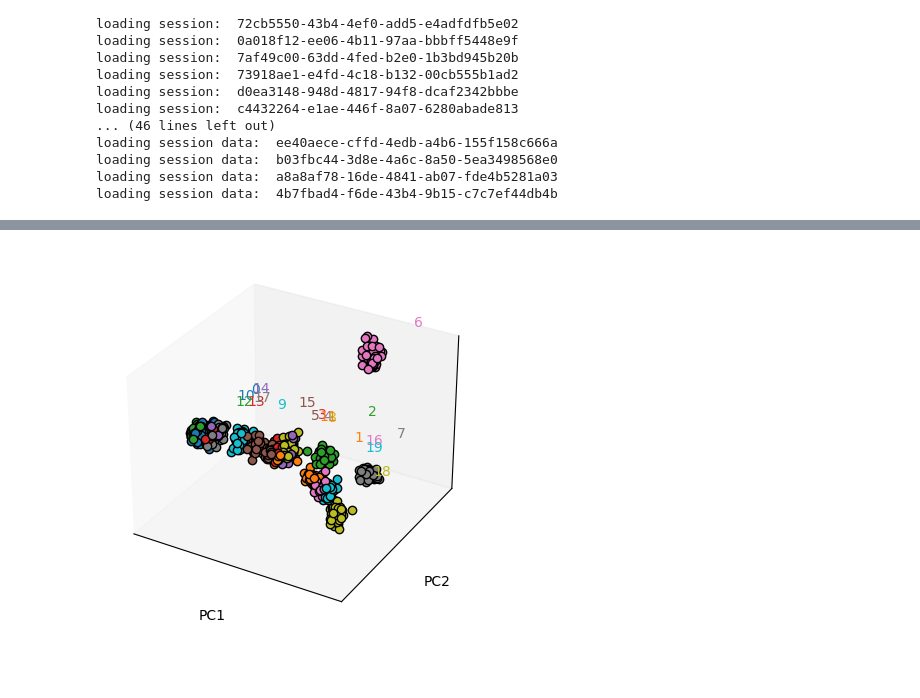
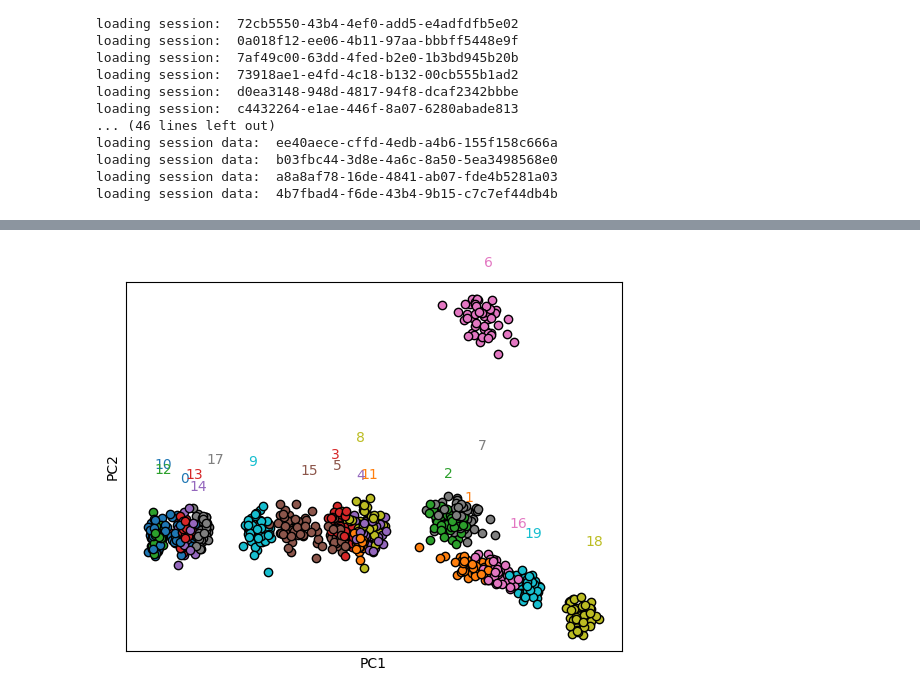
Before and after one commit to jmourabarbosa/shapemetrics_journalpaper, a Jupyter notebook: ibl_analyses/notebooks/shape_metrics.ipynb, the cells around one changed output, grey strips where cells are left out. Drawn from its saved outputs; the diff is of its cells as text; code cells hidden in the pictures; blank space fills up the shorter version.

```diff
--- a/ibl_analyses/notebooks/shape_metrics.ipynb
+++ b/ibl_analyses/notebooks/shape_metrics.ipynb
@@ -170,0 +214,29 @@ def get_kneigh_decreasing(dist_neural,cs,S=10,W=3):
+# %%
+ys_ = ys.copy()
+
+n_cond = ys[0].shape[1]
+N = ys[0].shape[2]
+
+epsi = 0.01
+d = []
+
+for i in range(len(ys_)):
+    cov_i = np.array([np.cov(ys_[i][:,c,:].T) + epsi * np.eye(N)
+                        for c in range(n_cond)])
+
+    for j in range(len(ys_)):
+        cov_j = np.array([np.cov(ys_[j][:,c,:].T) + epsi * np.eye(N)
+                        for c in range(n_cond)])
+
+        d.append([[ys_[i].mean(0),np.array(cov_i)],
+                  [ys_[j].mean(0),np.array(cov_j)]])
+
+dist_neural = utils.ssd(d)
+dist_neural = dist_neural.reshape(S,S)
+
+
+dist_cc = np.zeros((S,S))
+
+for i in range(S):
+    for j in range(i,S):
+        dist_cc[i,j] = dist_cc[j,i] = np.mean((cs[i].mean(0) - cs[j].mean(0))**2)
@@ -171,7 +248,7 @@ def get_kneigh_decreasing(dist_neural,cs,S=10,W=3):
 # %%
 
 n_folds = 50
-n_shuffles = 250
+n_shuffles = 1000
 
 train_data_folds, test_data_folds = dataloader.new_folds(n_folds)
 
@@ -214,7 +291,7 @@ for fold in tqdm.trange(n_folds):
     # save z-scored correlation
     all_c_corrs.append((r - np.mean(corrs_shuffle))/np.std(corrs_shuffle))
 
-print(sts.ttest_1samp(all_c_corrs,0))
+
 
 all_dist_neural = np.array(all_dist_neural)
 all_dist_cc = np.array(all_dist_cc)
@@ -330,37 +417,34 @@ from sklearn.decomposition import PCA
 from sklearn.manifold import MDS
 from scipy.spatial import procrustes
 
 # expand dimensionality to avoid distorcions and then PCA it for plotting
 dist_mds = [MDS(n_components=25,dissimilarity="precomputed",normalized_stress=False).fit_transform(dist) for dist in all_dist_neural]
 dist_pca = [PCA(n_components=9,svd_solver='full').fit_transform(dist) for dist in dist_mds]
 
 colors = np.array(sns.color_palette(None, S))
 # 3D figure
 fig = plt.figure()
-ax = fig.add_subplot(111, projection='3d')
+ax = fig.add_subplot(111)
 for dist_low in dist_pca:
     # alig low dim representations to first one (to avoid PCA rotation invariances)
     _,dist_low,_ = procrustes(dist_pca[0],dist_low )
 
     for c,i in enumerate(range(0,S)):
 
 
-        ax.plot3D(dist_low[i,0],dist_low[i,1],dist_low[i,2],"o",color="black",markerfacecolor=colors[c])
+        ax.plot(dist_low[i,0],dist_low[i,1],"o",color="black",markerfacecolor=colors[c])
 
 labels = ["%i" % i for i in range(S)]
 # # Add text as markers
 for i, label in enumerate(labels):
-    ax.text(dist_low[i,0],dist_low[i,1]+0.1,dist_low[i,2],s=label,color=colors[i])
+    ax.text(dist_low[i,0],dist_low[i,1]+0.05,s=label,color=colors[i])
 
 ax.set_xticks([])
 ax.set_yticks([])
-ax.set_zticks([])
 
 ax.set_xlabel("PC1")
 ax.set_ylabel("PC2")
-ax.set_zlabel("PC3")
-ax.zaxis.set_label_coords(1.05, 0.5)  # Coordinates are (x, y)
 
 ax.grid(False)
 # %% [output]
-[figure, old version]
+[figure, new version]
```
Also changed, not shown: parts of 12 cells of this notebook.
